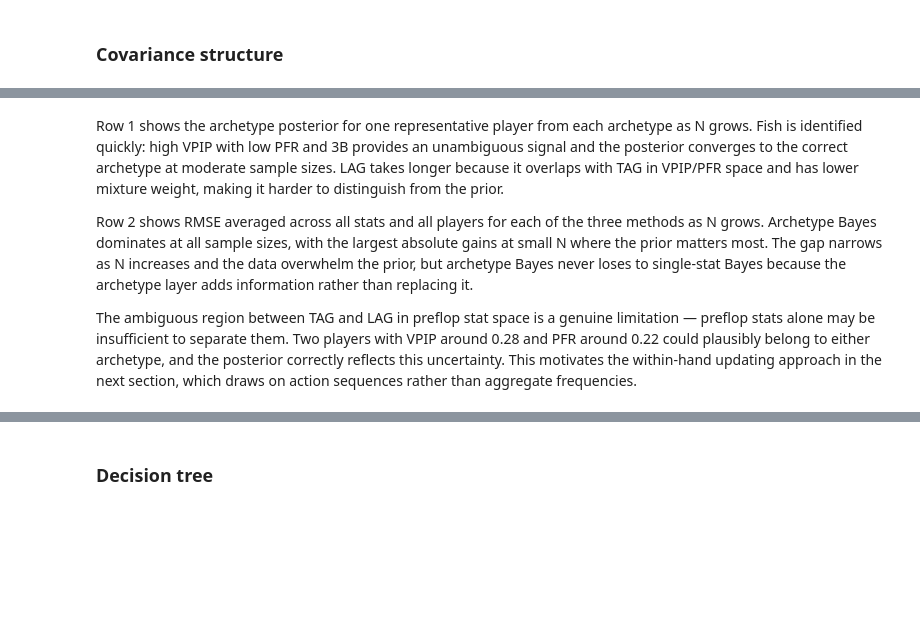
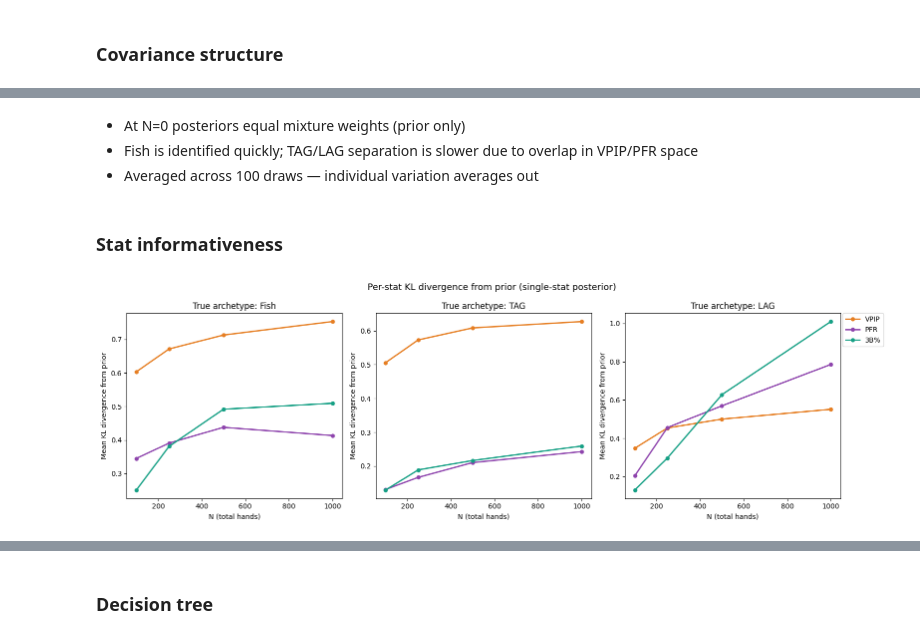
Before and after one commit to jasonzhixinglu/bayesian-hud, a Jupyter notebook: notebooks/bayesian_hud_executed.ipynb, the cells around one changed output, grey strips where cells are left out. Cells and saved outputs as stored; diff of their text form; code cells hidden in the pictures; blank space fills up the shorter version.

```diff
--- a/notebooks/bayesian_hud_executed.ipynb
+++ b/notebooks/bayesian_hud_executed.ipynb
@@ -144,6 +153,11 @@ plt.show()
 # %% [markdown]
-Row 1 shows the archetype posterior for one representative player from each archetype as N grows. Fish is identified quickly: high VPIP with low PFR and 3B provides an unambiguous signal and the posterior converges to the correct archetype at moderate sample sizes. LAG takes longer because it overlaps with TAG in VPIP/PFR space and has lower mixture weight, making it harder to distinguish from the prior.
-
-Row 2 shows RMSE averaged across all stats and all players for each of the three methods as N grows. Archetype Bayes dominates at all sample sizes, with the largest absolute gains at small N where the prior matters most. The gap narrows as N increases and the data overwhelm the prior, but archetype Bayes never loses to single-stat Bayes because the archetype layer adds information rather than replacing it.
-
-The ambiguous region between TAG and LAG in preflop stat space is a genuine limitation — preflop stats alone may be insufficient to separate them. Two players with VPIP around 0.28 and PFR around 0.22 could plausibly belong to either archetype, and the posterior correctly reflects this uncertainty. This motivates the within-hand updating approach in the next section, which draws on action sequences rather than aggregate frequencies.
+- At N=0 posteriors equal mixture weights (prior only)
+- Fish is identified quickly; TAG/LAG separation is slower due to overlap in VPIP/PFR space
+- Averaged across 100 draws — individual variation averages out
+# %% [markdown]
+### Stat informativeness
+# %%
+fig = plot_stat_informativeness()
+plt.show()
+# %% [output]
+[figure, added]
```
Also changed, not shown: parts of 31 cells of this notebook.
